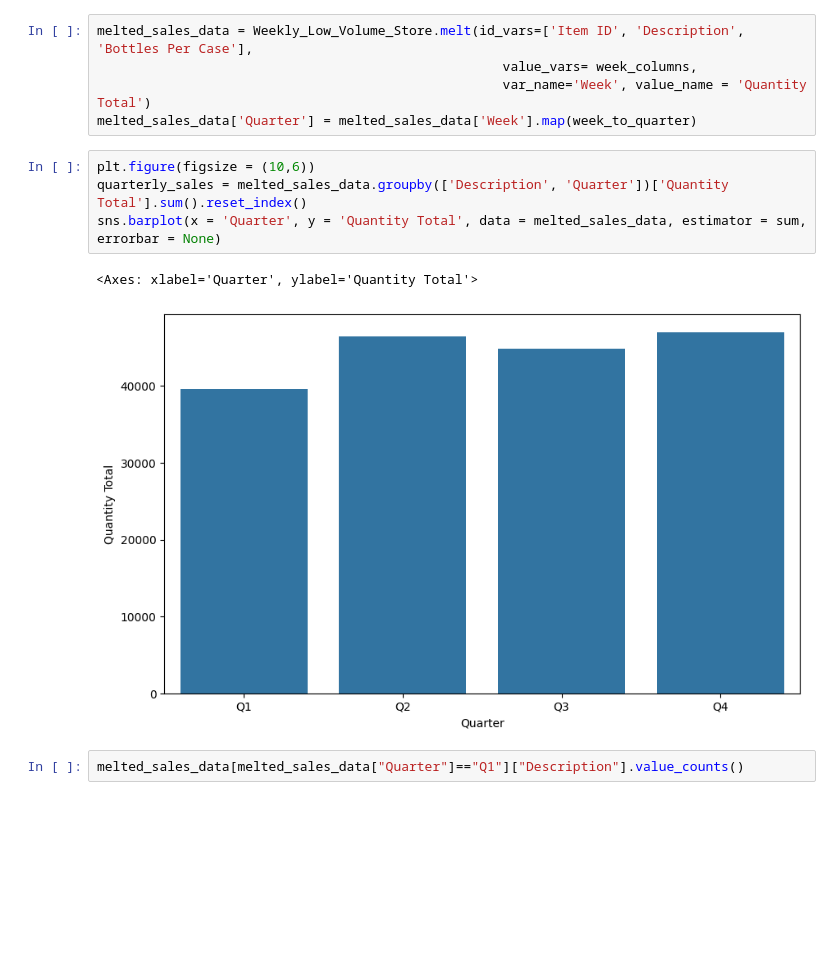
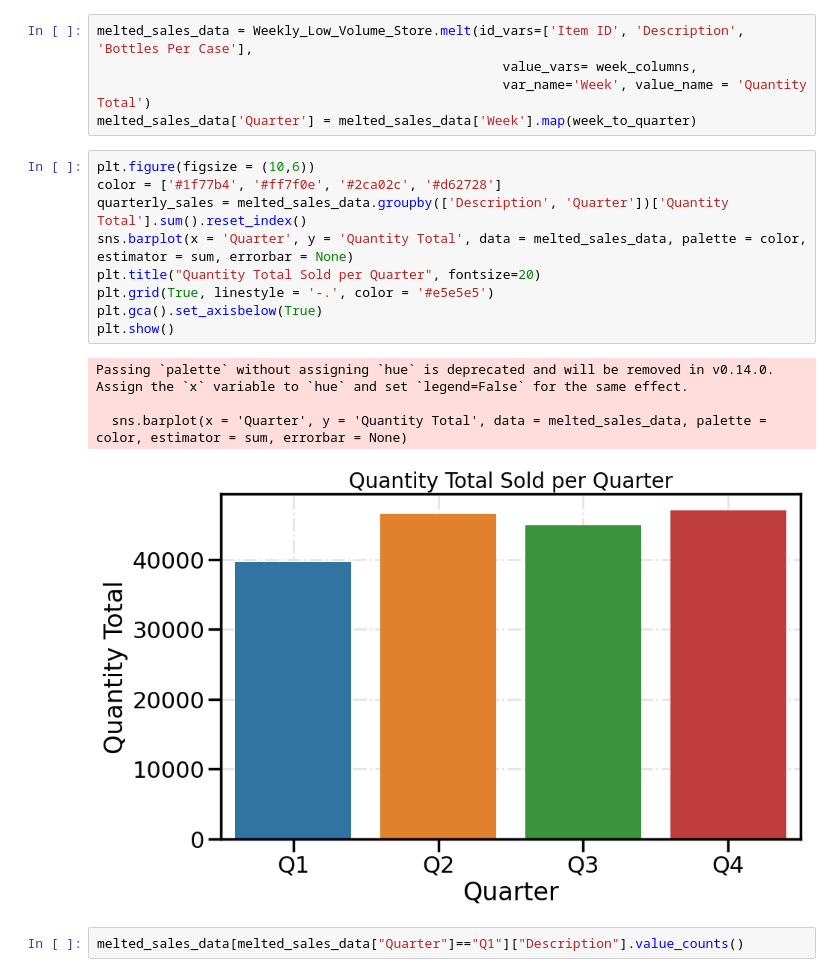
Before and after one commit to alexkardan/ABS-Visualizations, a Jupyter notebook: ABS_Low_Volume_Store.ipynb, the cells around one changed output. Saved outputs shown, nothing was run; the diff lists cells and outputs as text; blank space fills up the shorter version.

Commit message:
I added different bar colors in the total quantity total sold barchart

```diff
--- a/ABS_Low_Volume_Store.ipynb
+++ b/ABS_Low_Volume_Store.ipynb
@@ -215,11 +215,18 @@ melted_sales_data = Weekly_Low_Volume_Store.melt(id_vars=['Item ID', 'Descriptio
 melted_sales_data['Quarter'] = melted_sales_data['Week'].map(week_to_quarter)
 # %%
 plt.figure(figsize = (10,6))
+color = ['#1f77b4', '#ff7f0e', '#2ca02c', '#d62728']
 quarterly_sales = melted_sales_data.groupby(['Description', 'Quarter'])['Quantity Total'].sum().reset_index()
-sns.barplot(x = 'Quarter', y = 'Quantity Total', data = melted_sales_data, estimator = sum, errorbar = None)
+sns.barplot(x = 'Quarter', y = 'Quantity Total', data = melted_sales_data, palette = color, estimator = sum, errorbar = None)
+plt.title("Quantity Total Sold per Quarter", fontsize=20)
+plt.grid(True, linestyle = '-.', color = '#e5e5e5')
+plt.gca().set_axisbelow(True)
+plt.show()
 # %% [output]
-<Axes: xlabel='Quarter', ylabel='Quantity Total'>
+Passing `palette` without assigning `hue` is deprecated and will be removed in v0.14.0. Assign the `x` variable to `hue` and set `legend=False` for the same effect.
+
+  sns.barplot(x = 'Quarter', y = 'Quantity Total', data = melted_sales_data, palette = color, estimator = sum, errorbar = None)
-[figure, old version]
+[figure, new version]
 # %%
 melted_sales_data[melted_sales_data["Quarter"]=="Q1"]["Description"].value_counts()
 # %% [output]
```
Also changed, not shown: parts of 1 cell of this notebook.
